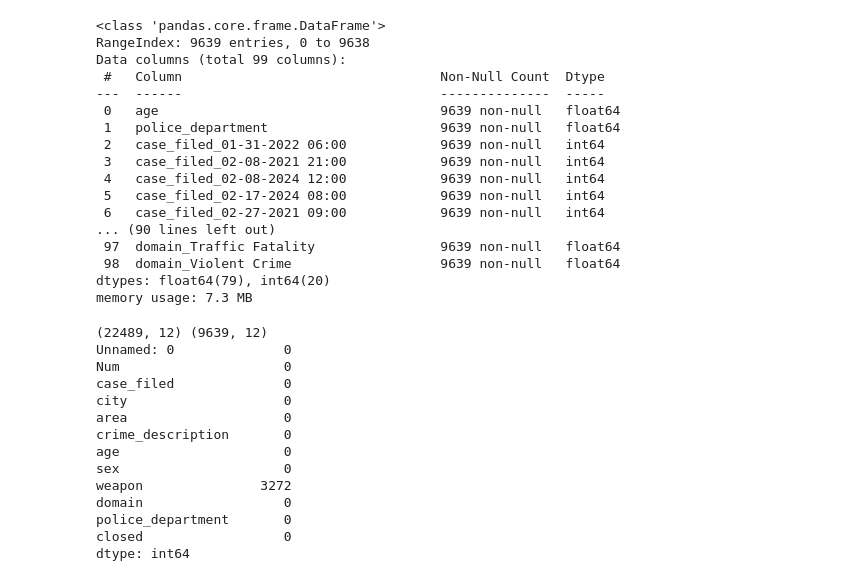
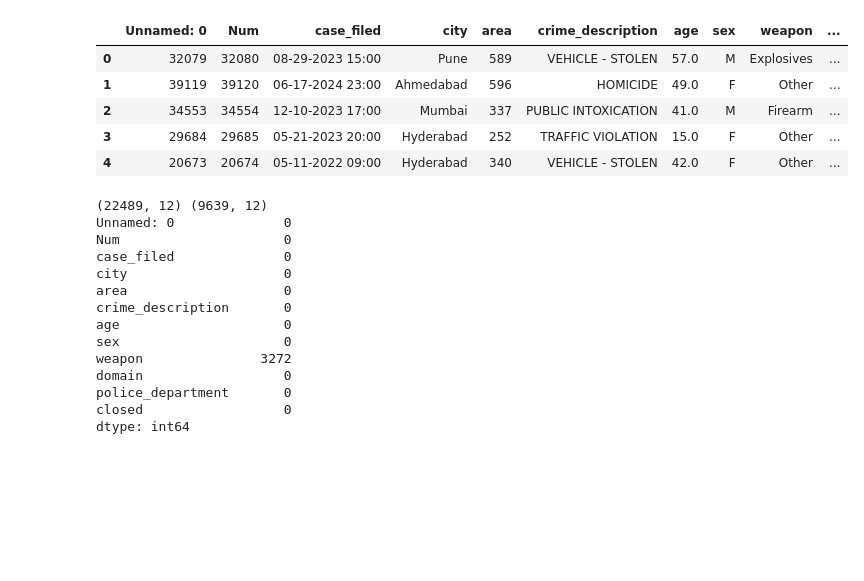
Before and after one commit to veekshavkamath-blip/CRIME-LOGISTIC-REGRESSION, a Jupyter notebook: CRIME-LOGISTIC REGRESSION.ipynb, the cells around one changed output. Cells and saved outputs as stored; diff of their text form; code cells hidden in the pictures; blank space fills up the shorter version.

```diff
--- a/CRIME-LOGISTIC REGRESSION.ipynb
+++ b/CRIME-LOGISTIC REGRESSION.ipynb
@@ -8,25 +8,14 @@ import matplotlib.pyplot as plt
 train = pd.read_csv('crime_train.csv')
 test = pd.read_csv('crime_test.csv')
 # %%
-test.info()
+test.head()
 # %% [output]
-<class 'pandas.core.frame.DataFrame'>
-RangeIndex: 9639 entries, 0 to 9638
-Data columns (total 99 columns):
- #   Column                                 Non-Null Count  Dtype
----  ------                                 --------------  -----
- 0   age                                    9639 non-null   float64
- 1   police_department                      9639 non-null   float64
- 2   case_filed_01-31-2022 06:00            9639 non-null   int64
- 3   case_filed_02-08-2021 21:00            9639 non-null   int64
- 4   case_filed_02-08-2024 12:00            9639 non-null   int64
- 5   case_filed_02-17-2024 08:00            9639 non-null   int64
- 6   case_filed_02-27-2021 09:00            9639 non-null   int64
-... (90 lines left out)
- 97  domain_Traffic Fatality                9639 non-null   float64
- 98  domain_Violent Crime                   9639 non-null   float64
-dtypes: float64(79), int64(20)
-memory usage: 7.3 MB
+|  | Unnamed: 0 | Num | case_filed | city | area | crime_description | age | sex | weapon | ... |
+| 0 | 32079 | 32080 | 08-29-2023 15:00 | Pune | 589 | VEHICLE - STOLEN | 57.0 | M | Explosives | ... |
+| 1 | 39119 | 39120 | 06-17-2024 23:00 | Ahmedabad | 596 | HOMICIDE | 49.0 | F | Other | ... |
+| 2 | 34553 | 34554 | 12-10-2023 17:00 | Mumbai | 337 | PUBLIC INTOXICATION | 41.0 | M | Firearm | ... |
+| 3 | 29684 | 29685 | 05-21-2023 20:00 | Hyderabad | 252 | TRAFFIC VIOLATION | 15.0 | F | Other | ... |
+| 4 | 20673 | 20674 | 05-11-2022 09:00 | Hyderabad | 340 | VEHICLE - STOLEN | 42.0 | F | Other | ... |
 # %%
 print(train.shape, test.shape)
 print(train.isnull().sum())
```
Also changed, not shown: parts of 7 cells of this notebook.
